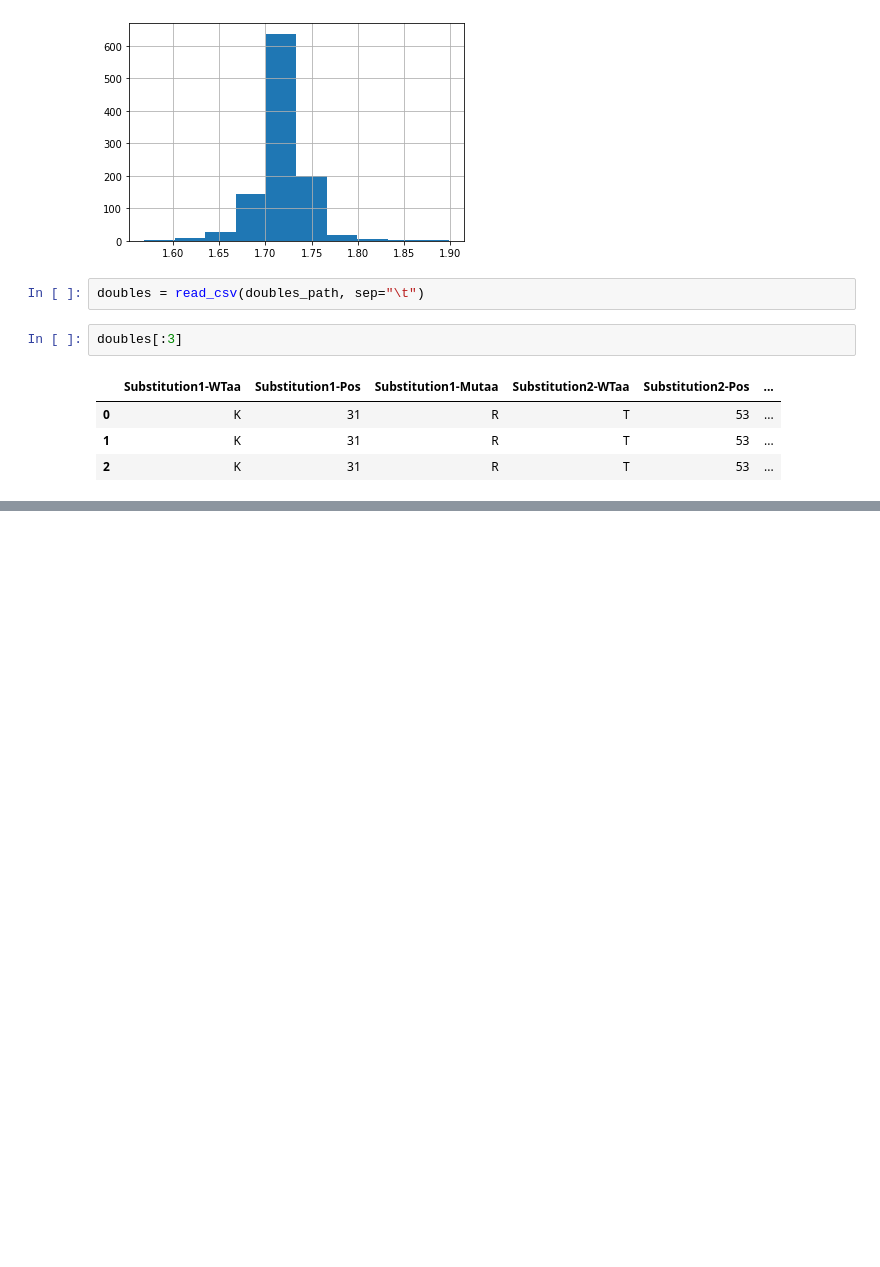
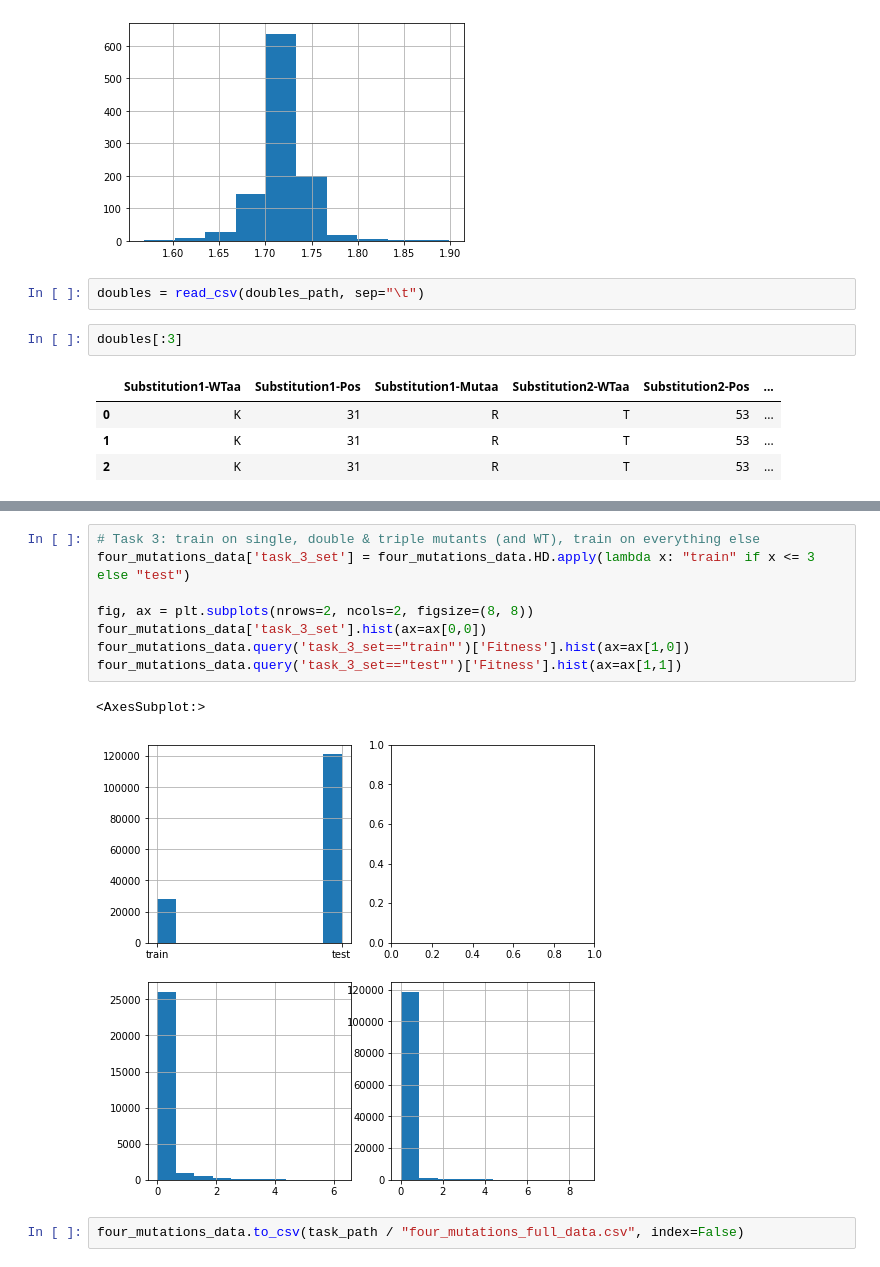
Before and after one commit to J-SNACKKB/FLIP, a Jupyter notebook: notebooks/3_gb1.ipynb, the cells around one changed output, grey strips where cells are left out. Cells and saved outputs as stored; diff of their text form; blank space fills up the shorter version.

```diff
--- a/notebooks/3_gb1.ipynb
+++ b/notebooks/3_gb1.ipynb
@@ -128,0 +194,13 @@ doubles[:3]
+# %%
+# Task 3: train on single, double & triple mutants (and WT), train on everything else
+four_mutations_data['task_3_set'] = four_mutations_data.HD.apply(lambda x: "train" if x <= 3 else "test")
+
+fig, ax = plt.subplots(nrows=2, ncols=2, figsize=(8, 8))
+four_mutations_data['task_3_set'].hist(ax=ax[0,0])
+four_mutations_data.query('task_3_set=="train"')['Fitness'].hist(ax=ax[1,0])
+four_mutations_data.query('task_3_set=="test"')['Fitness'].hist(ax=ax[1,1])
+# %% [output]
+<AxesSubplot:>
+[figure, added]
+# %%
+four_mutations_data.to_csv(task_path / "four_mutations_full_data.csv", index=False)
```
Also changed, not shown: parts of 14 cells of this notebook, 2 other files.
